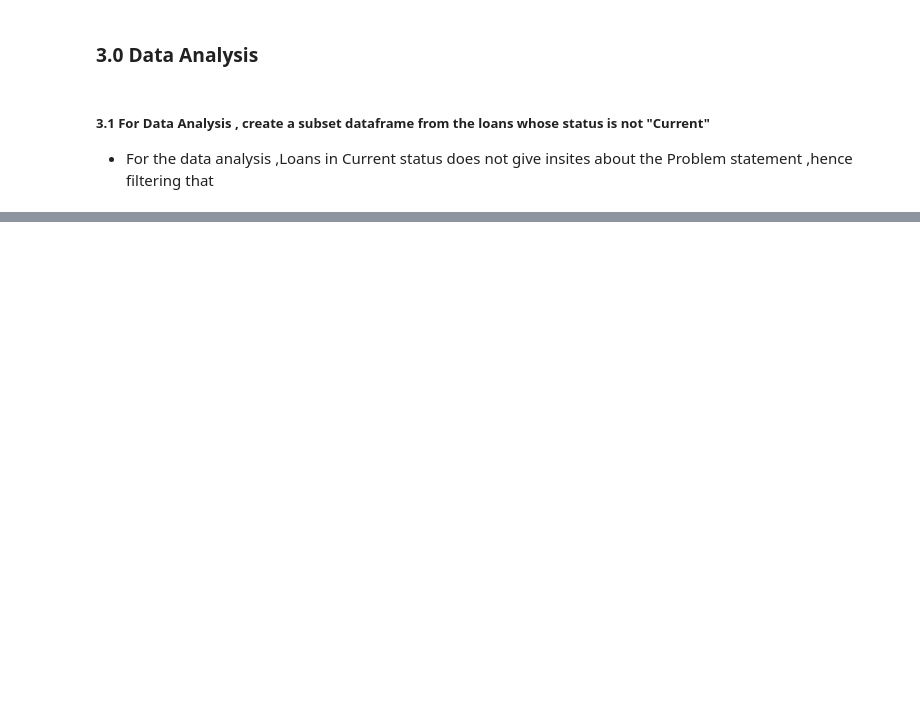
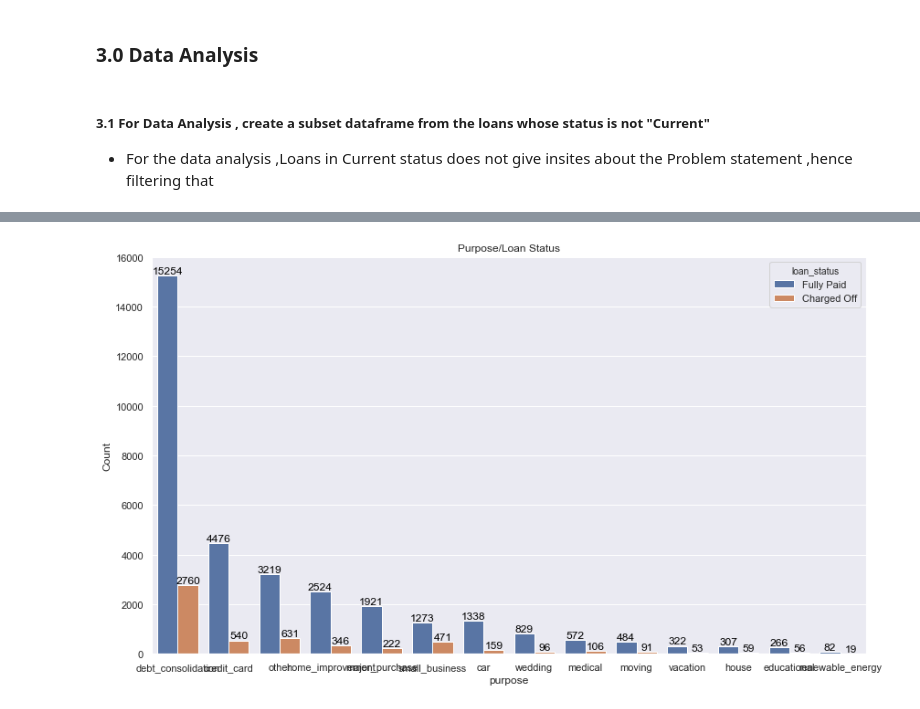
Before and after one commit to gauravsoni1112/Data-Science-Project, a Jupyter notebook: Gramener-Case-Study/Gramener-Case-Study.ipynb, the cells around one changed output, grey strips where cells are left out. Saved outputs shown, nothing was run; the diff lists cells and outputs as text; code cells hidden in the pictures; blank space fills up the shorter version.

```diff
--- a/Gramener-Case-Study/Gramener-Case-Study.ipynb
+++ b/Gramener-Case-Study/Gramener-Case-Study.ipynb
@@ -355,0 +567,4 @@ draw_countplot('sub_grade','Count of Sub Grade','Sub Grade Distribution',loan_no
+# %%
+draw_univariate_plot(column_name='purpose',title='Purpose/Loan Status',df=loan_not_current_df,type_of_variable="Categorical",hue="loan_status")
+# %% [output]
+[figure, added]
```
Also changed, not shown: parts of 58 cells of this notebook, 2 other files.
